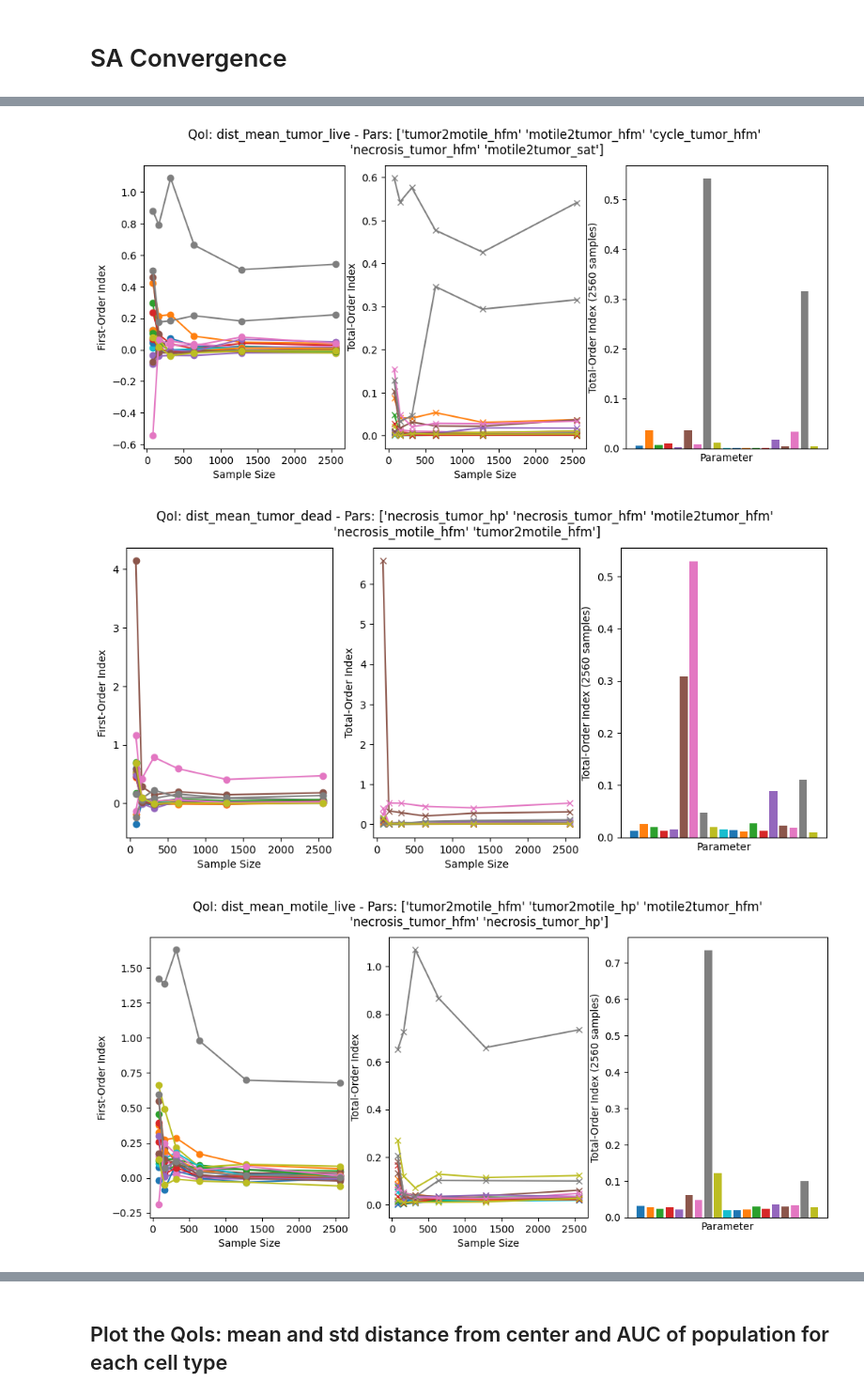
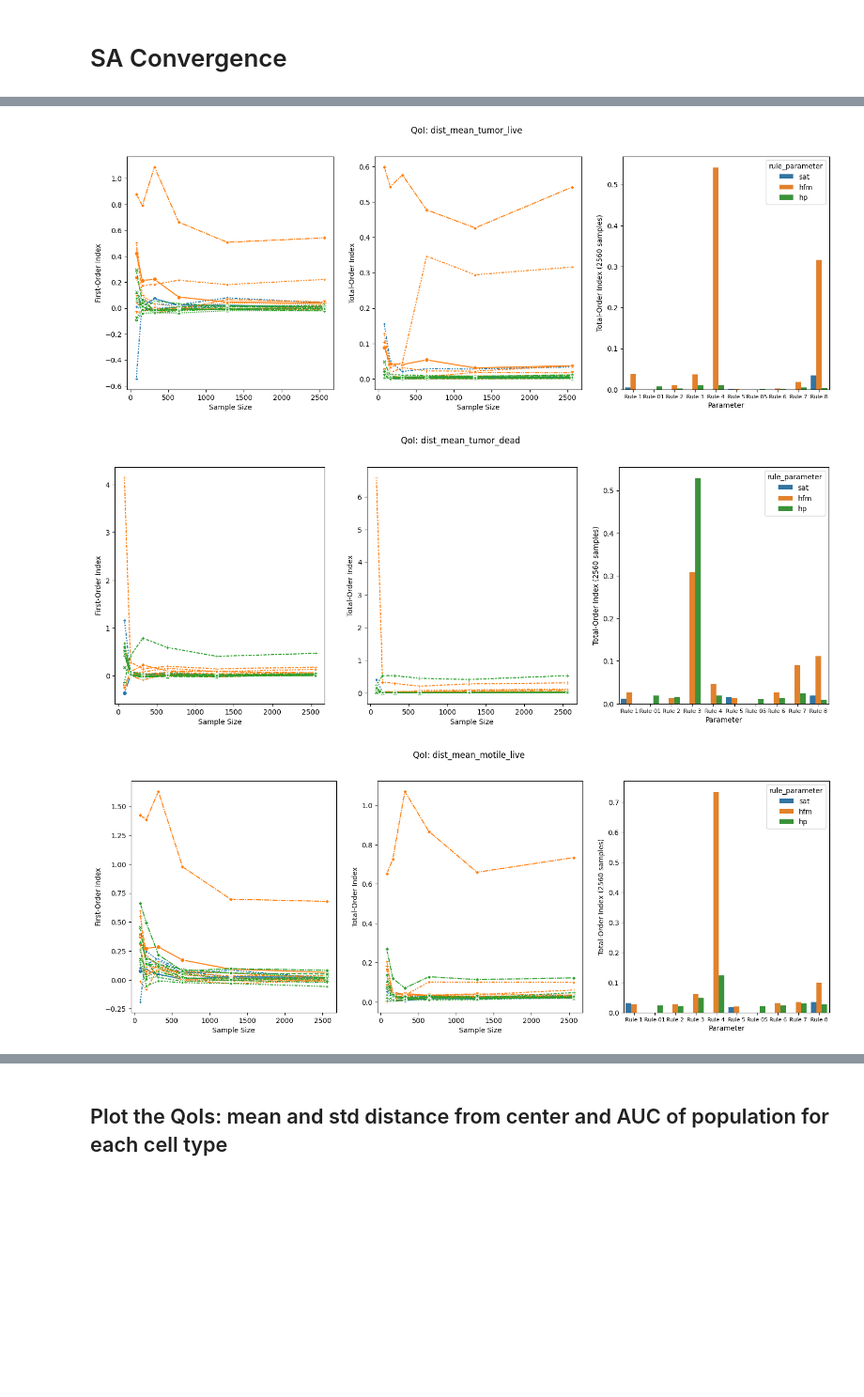
Before and after one commit to PhysiCell-Models/grammar_samples, a Jupyter notebook: Sensitivity_Analysis/SA_script_ex1.ipynb, the cells around one changed output, grey strips where cells are left out. Shown at 94% size. Cells and saved outputs as stored; diff of their text form; code cells hidden in the pictures; blank space fills up the shorter version.

```diff
--- a/Sensitivity_Analysis/SA_script_ex1.ipynb
+++ b/Sensitivity_Analysis/SA_script_ex1.ipynb
@@ -215,25 +263,35 @@ QOIs:  ['dist_mean_tumor_live', 'dist_mean_tumor_dead', 'dist_mean_motile_live',
 # %%
+import seaborn as sns
+
 for QOI in dic_analyzes.keys():
     if not np.isnan(dic_analyzes[QOI]['S1_values']).all():
-        fig, axes = plt.subplots(1, 3, figsize=(12, 5))
+        fig, axes = plt.subplots(1, 3, figsize=(18, 6))
+        fig.suptitle(f'QoI: {QOI}')
+
         # rank of 5 most important parameters
         rank_par_idx = np.argsort(dic_analyzes[QOI]['ST_values'][-1, :])[::-1][:5]
-        fig.suptitle(f'QoI: {QOI} - Pars: {np.array(problem["names"])[rank_par_idx]}')
+        top_parameters = np.array(problem["names"])[rank_par_idx]
+
         # Plotting the indices for each QOI
-        for i in range(len(problem['names'])):
-            axes[0].plot(sample_sizes, dic_analyzes[QOI]['S1_values'][:, i], label=f'S1 - {problem["names"][i]}', marker='o')
-            axes[0].set_xlabel('Sample Size')
-            axes[0].set_ylabel('First-Order Index')
-            axes[1].plot(sample_sizes, dic_analyzes[QOI]['ST_values'][:, i], label=f'ST - {problem["names"][i]}', marker='x')
-            axes[1].set_xlabel('Sample Size')
-            axes[1].set_ylabel('Total-Order Index')
-        axes[2].bar(problem['names'], dic_analyzes[QOI]['ST_values'][-1, :], color=plt.cm.tab10.colors)
-        axes[2].set_xticks([])
+        df_temp = df_analyzes[ df_analyzes['QOI'] == QOI ]
+        sns.lineplot(df_temp, x='sample_size', y='S1', hue='rule_parameter', style='rule_label', ax=axes[0], markers=True, legend=False)
+        sns.lineplot(df_temp, x='sample_size', y='ST', hue='rule_parameter', style='rule_label', ax=axes[1], markers=True, legend=False)
+
+        axes[0].set_xlabel('Sample Size')
+        axes[0].set_ylabel('First-Order Index')
+
+        axes[1].set_xlabel('Sample Size')
+        axes[1].set_ylabel('Total-Order Index')
+
+        sns.barplot(df_temp[ df_temp['sample_size'] == sample_sizes[-1] ], x='rule_label', y='ST', hue='rule_parameter', ax=axes[2])
+        axes[2].tick_params(axis='x', labelsize=8)
         axes[2].set_xlabel('Parameter')
         axes[2].set_ylabel(f'Total-Order Index ({sample_sizes[-1]} samples)')
+
+        plt.show()
     else:
         print(f'QoI: {QOI} has NaN values')
 # %% [output]
-[figure, old version]
+[figure, new version]
-[figure, old version]
+[figure, new version]
-[figure, old version]
+[figure, new version]
```
Also changed, not shown: parts of 5 cells of this notebook, 3 other files.
